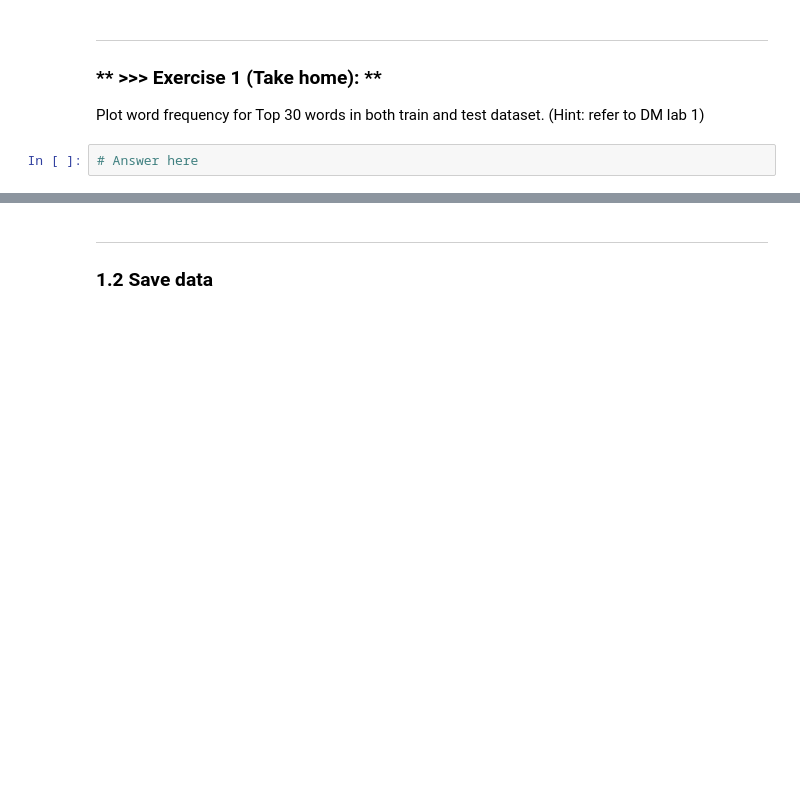
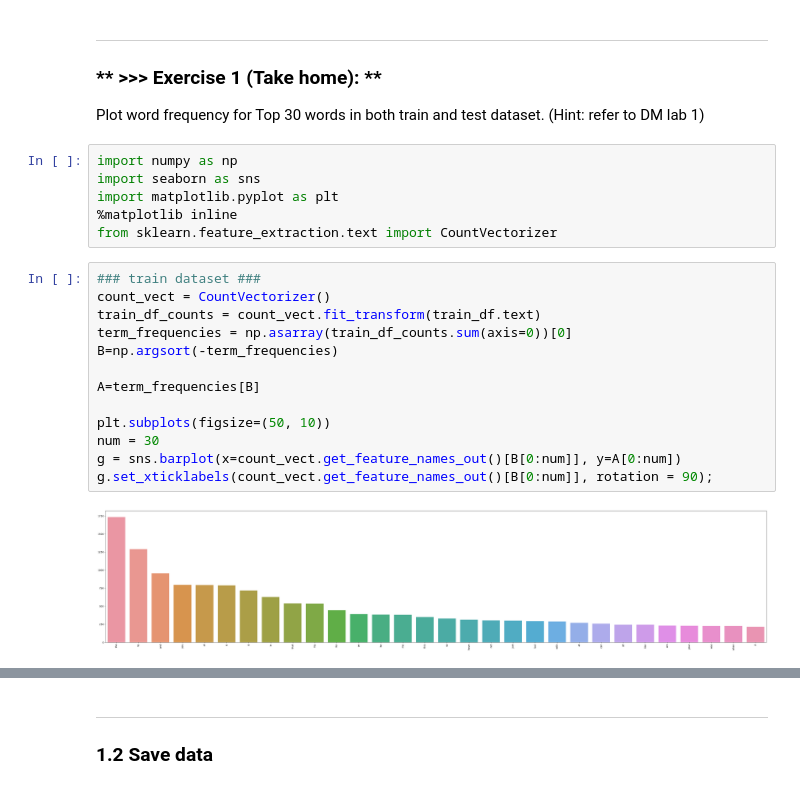
Before and after one commit to yen111033631/DM2022-Lab2-Master, a Jupyter notebook: DM2022-Lab2-Master.ipynb, the cells around one changed output, grey strips where cells are left out. Cells and saved outputs as stored; diff of their text form; blank space fills up the shorter version.

```diff
--- a/DM2022-Lab2-Master.ipynb
+++ b/DM2022-Lab2-Master.ipynb
@@ -111,5 +138,24 @@ Shape of Testing df:  (347, 4)
 ---
 ### ** >>> Exercise 1 (Take home): **
 Plot word frequency for Top 30 words in both train and test dataset. (Hint: refer to DM lab 1)
-# %%
-# Answer here
+# %%
+import numpy as np
+import seaborn as sns
+import matplotlib.pyplot as plt
+%matplotlib inline
+from sklearn.feature_extraction.text import CountVectorizer
+# %%
+### train dataset ###
+count_vect = CountVectorizer()
+train_df_counts = count_vect.fit_transform(train_df.text)
+term_frequencies = np.asarray(train_df_counts.sum(axis=0))[0]
+B=np.argsort(-term_frequencies)
+
+A=term_frequencies[B]
+
+plt.subplots(figsize=(50, 10))
+num = 30
+g = sns.barplot(x=count_vect.get_feature_names_out()[B[0:num]], y=A[0:num])
+g.set_xticklabels(count_vect.get_feature_names_out()[B[0:num]], rotation = 90);
+# %% [output]
+[figure, added]
```
Also changed, not shown: parts of 26 cells of this notebook, 3 other files.
